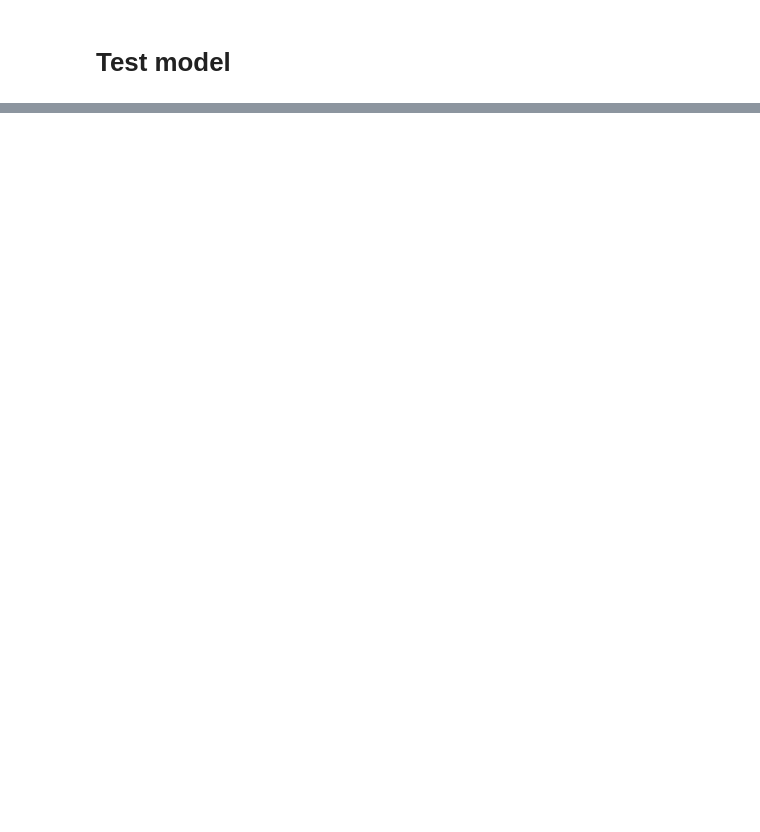
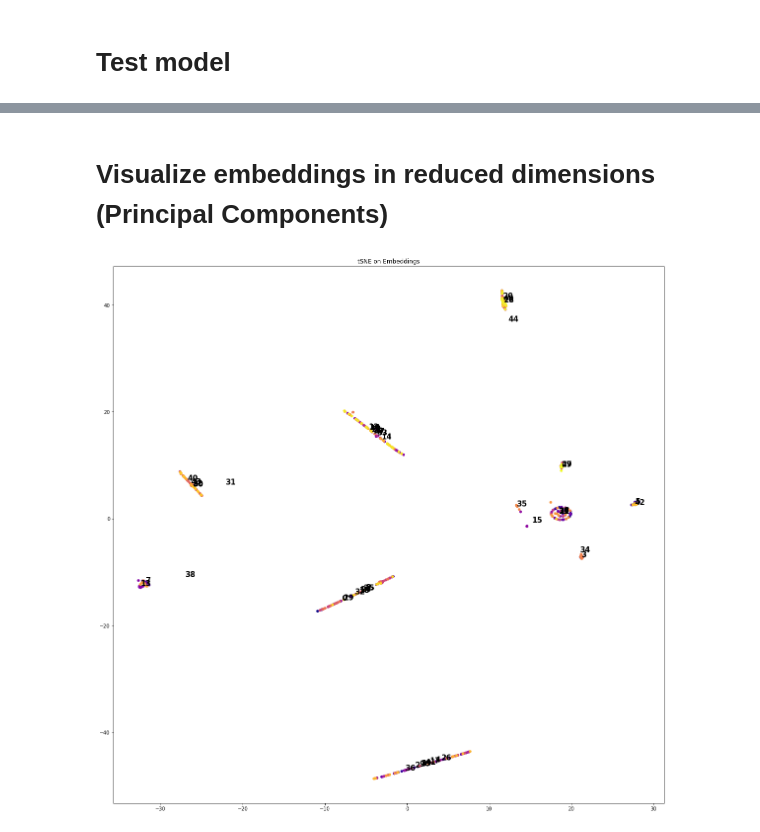
Before and after one commit to bhushanmalgaonkar/speaker-verification, a Jupyter notebook: speaker-verification-using-siamese-network - contrastive loss.ipynb, the cells around one changed output, grey strips where cells are left out. Drawn from its saved outputs; the diff is of its cells as text; code cells hidden in the pictures; blank space fills up the shorter version.

```diff
--- a/speaker-verification-using-siamese-network - contrastive loss.ipynb
+++ b/speaker-verification-using-siamese-network - contrastive loss.ipynb
@@ -193,11 +193,10 @@ def model(inp, seq_len):
   rnn = tf.nn.rnn_cell.MultiRNNCell(cells)
 
   output, state = tf.nn.dynamic_rnn(rnn, inp, dtype=tf.float32, sequence_length=seq_len)
-  print(output)
 
   flattened_1 = tf.contrib.layers.flatten(output)
   dense_1 = tf.layers.dense(inputs=flattened_1, activation='relu', name='dense_1', reuse=tf.AUTO_REUSE, units=200, kernel_initializer=tf.contrib.layers.variance_scaling_initializer())
-  dense_2 = tf.layers.dense(inputs=dense_1, activation='relu', name='dense_2', reuse=tf.AUTO_REUSE, units=50, kernel_initializer=tf.contrib.layers.variance_scaling_initializer())
+  dense_2 = tf.layers.dense(inputs=dense_1, activation='relu', name='dense_2', reuse=tf.AUTO_REUSE, units=20, kernel_initializer=tf.contrib.layers.variance_scaling_initializer())
 
   return dense_2
 # %% [markdown]
@@ -344,0 +348,8 @@ Testing accuracyL 80.0
+# %% [markdown]
+# Visualize embeddings in reduced dimensions (Principal Components)
+# %%
+padded_tr = np.array([pad_zeros(tr) for tr in train])
+tr_seq_len = np.array([tr.shape[0] for tr in train])
+# %%
+embeddings = sess.run(model1, feed_dict={X1: padded_tr, seq_len: tr_seq_len})
+target = np.array([x//10 for x in np.arange(embeddings.shape[0])])
@@ -344,0 +360,16 @@ Testing accuracyL 80.0
+# %%
+def plot_tsne(ax, x, y, title):
+  model = TSNE(learning_rate=100)
+  transformed = model.fit_transform(x)
+  tx = transformed[:, 0]
+  ty = transformed[:, 1]
+  ax.scatter(tx, ty, c=y, cmap='plasma', s=20)
+  ax.set_title(title)
+  for d in range(50):
+    cx, cy = np.mean(transformed[y == d], axis=0)
+    plt.text(cx, cy, str(d), fontsize=15, color='k', weight='bold')
+# %%
+plt.figure(figsize=(20, 20))
+plot_tsne(plt.gca(), embeddings, target, 'tSNE on Embeddings')
+# %% [output]
+[figure, added]
```
Also changed, not shown: parts of 7 cells of this notebook.
